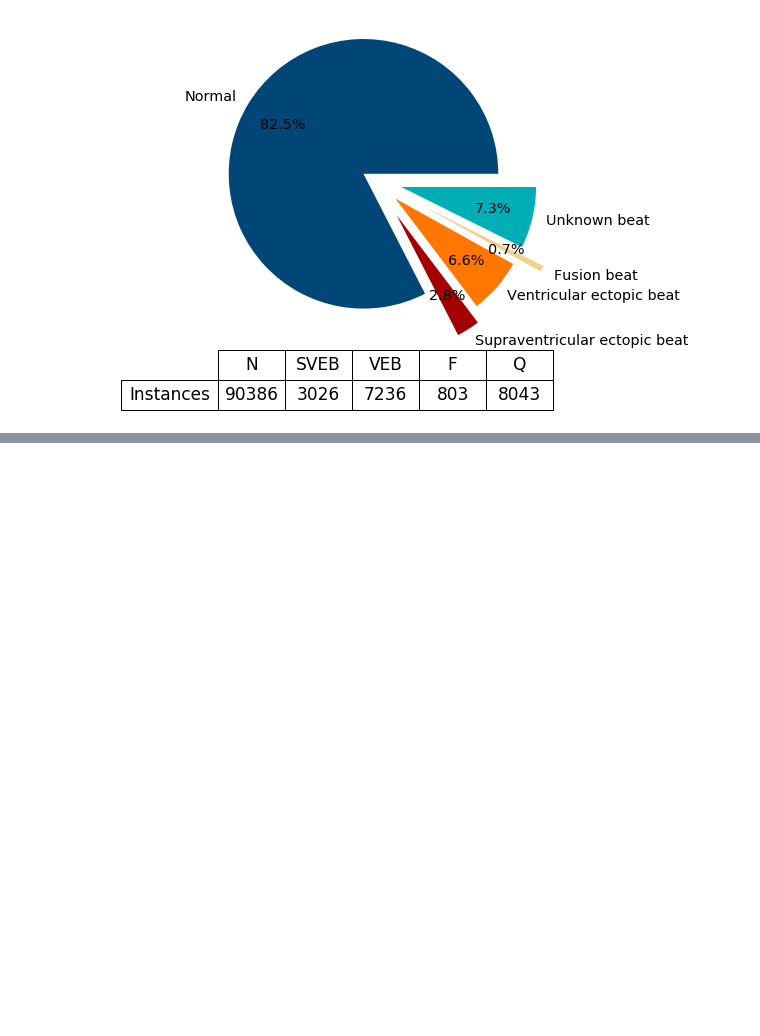
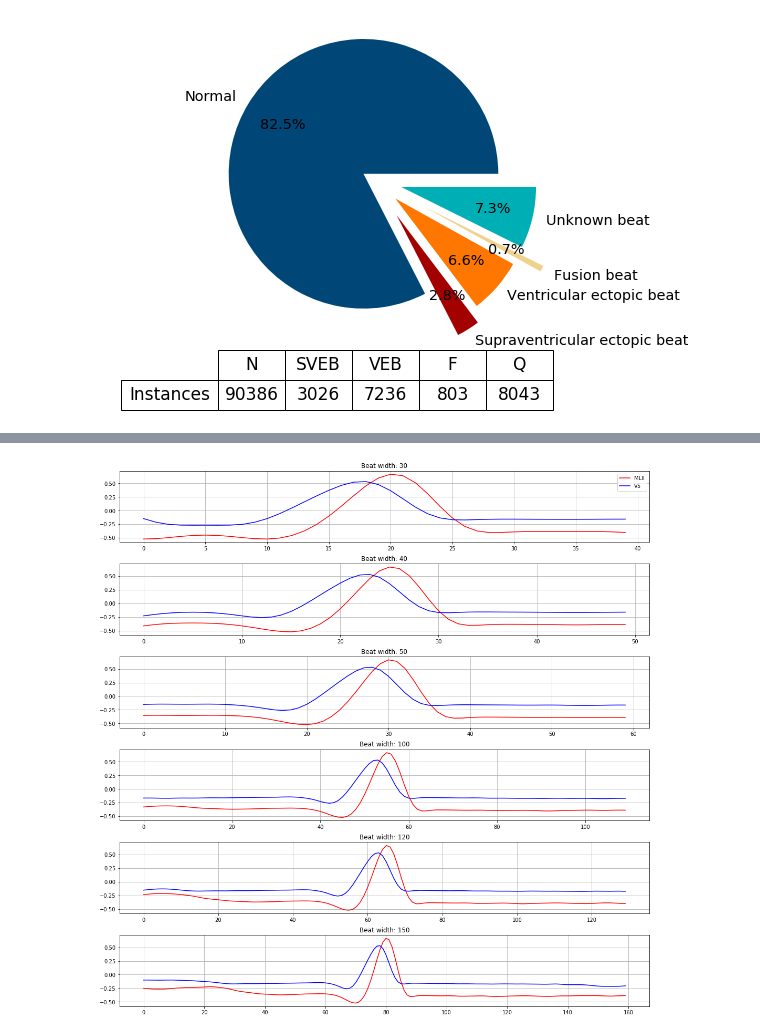
Before and after one commit to omerferhatt/arrhythmia-cnn, a Jupyter notebook: notebooks/main.ipynb, the cells around one changed output, grey strips where cells are left out. Drawn from its saved outputs; the diff is of its cells as text; code cells hidden in the pictures; blank space fills up the shorter version.

Commit message:
beat width analysis and hamming smooth function added

```diff
--- a/notebooks/main.ipynb
+++ b/notebooks/main.ipynb
@@ -247,0 +275,20 @@ draw_pie_chart_sb_class()
+# %%
+# Take random beat and compare different beat widths
+def plot_beat_comparison(beat_list):
+    fig, axes = plt.subplots(nrows=len(beat_list), ncols=1, figsize=(15, 15))
+    fig.tight_layout(pad=2.0)
+
+    for ax, width in zip(axes, beat_list):
+        ax.plot(smooth(record.p_signal[ann.sample[8] - width // 2:
+                                       ann.sample[8] + width // 2, 0]), "r",
+                smooth(record.p_signal[ann.sample[8] - width // 2:
+                                       ann.sample[8] + width // 2, 1]), "b")
+        ax.set_title(f"Beat width: {width}")
+        ax.grid(True)
+    axes[0].legend(record.sig_name)
+    plt.show(fig)
+
+beat_width_list = [30, 40, 50, 100, 120, 150]
+plot_beat_comparison(beat_width_list)
+# %% [output]
+[figure, added]
```
Also changed, not shown: parts of 4 cells of this notebook.
